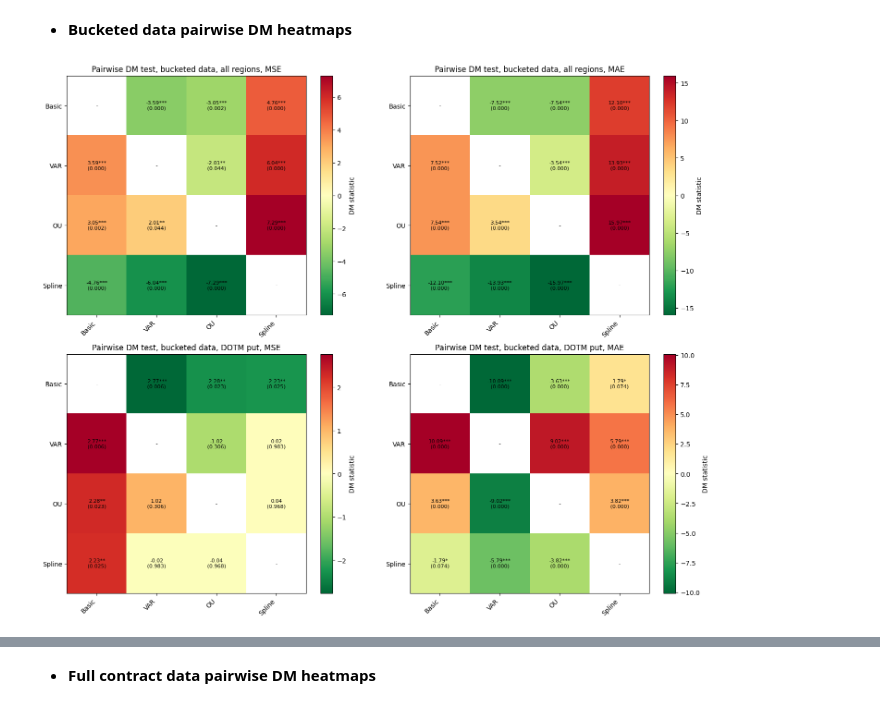
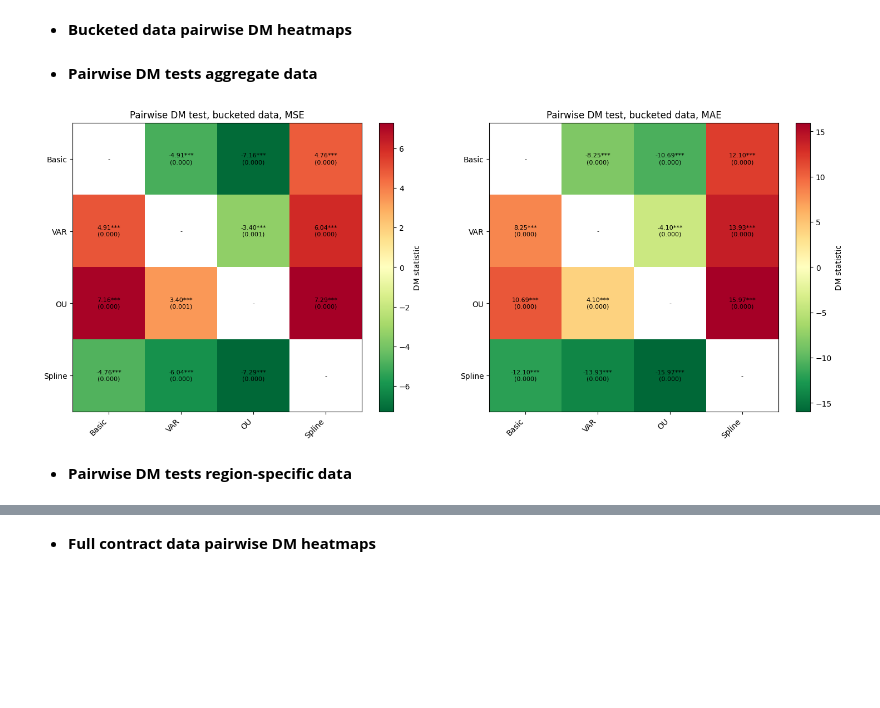
Before and after one commit to euanbronsky8/Thesis, a Jupyter notebook: 4. Evaluation.ipynb, the cells around one changed output, grey strips where cells are left out. Saved outputs shown, nothing was run; the diff lists cells and outputs as text; code cells hidden in the pictures; blank space fills up the shorter version.

```diff
--- a/4. Evaluation.ipynb
+++ b/4. Evaluation.ipynb
@@ -57,3 +49,7 @@ with open('/Users/euanbronsky/PyCharmMiscProject/3model_ou_results.pkl', 'rb') a
 # Spline model
 with open("/Users/euanbronsky/PyCharmMiscProject/4spline_results.pkl", "rb") as f:
     spline_results = pickle.load(f)
+
+# NN
+with open("/Users/euanbronsky/PyCharmMiscProject/x_test_nn.pkl", "rb") as f:
+    nn_results = pickle.load(f)
@@ -1152,0 +523,8 @@ plt.show()
+# %%
+# Align bucketed losses
+loss_df_bucketed_mse = align_losses(losses_bucketed_mse)
+loss_df_bucketed_mae = align_losses(losses_bucketed_mae)
+
+# Align full losses
+loss_df_full_mse = align_losses(losses_full_mse)
+loss_df_full_mae = align_losses(losses_full_mae)
@@ -1555,69 +1290,49 @@ def add_dm_heatmap(ax, dm_mat, p_mat, names, title, cmap):
                 stars = significance_stars(p)
 
                 # Write the DM statistic and p-value inside the cell
-                ax.text(
-                    c, r,
-                    f"{dm_mat.iloc[r, c]:.2f}{stars}\n({p:.3f})",
-                    ha="center",
-                    va="center",
-                    fontsize=8)
+                ax.text(c, r, f"{dm_mat.iloc[r, c]:.2f}{stars}\n({p:.3f})", ha="center", va="center", fontsize=8)
 
     # Set the title
     ax.set_title(title)
 
     # Return the result
     return im
+# %% [markdown]
+- **Pairwise DM tests aggregate data**
 # %%
-# Specify bucketed losses
-losses_bucketed_mse = {
-    "Basic": daily_loss(x_test, iv_pred_basic, loss="mse"),
-    "VAR": daily_loss(x_test_var, iv_pred_test_var, loss="mse"),
-    "OU": daily_loss(x_test, iv_pred_test_ou, loss="mse"),
-    "Spline": daily_loss(x_test_spline, iv_pred_test_spline, loss="mse")
-}
+# Apply bucketed pairwise DM tests
+dm_mse, p_mse, names = pairwise_dm_matrices({
+    "Basic": loss_df_bucketed_mse["Basic"],
+    "VAR": loss_df_bucketed_mse["VAR"],
+    "OU": loss_df_bucketed_mse["OU"],
+    "Spline": loss_df_bucketed_mse["Spline"]})
 
-losses_bucketed_mae = {
-    "Basic": daily_loss(x_test, iv_pred_basic, loss="mae"),
-    "VAR": daily_loss(x_test_var, iv_pred_test_var, loss="mae"),
-    "OU": daily_loss(x_test, iv_pred_test_ou, loss="mae"),
-    "Spline": daily_loss(x_test_spline, iv_pred_test_spline, loss="mae")
-}
-
-# Call the function twice, for MSE and MAE
-dm_mse, p_mse, names = pairwise_dm_matrices(losses_bucketed_mse)
-dm_mae, p_mae, _ = pairwise_dm_matrices(losses_bucketed_mae)
+# Apply ful-contract data pairwise DM tests
+dm_mae, p_mae, _ = pairwise_dm_matrices({
+    "Basic": loss_df_bucketed_mae["Basic"],
+    "VAR": loss_df_bucketed_mae["VAR"],
+    "OU": loss_df_bucketed_mae["OU"],
+    "Spline": loss_df_bucketed_mae["Spline"]})
 
 # Specify the colormap
 cmap = plt.colormaps["RdYlGn_r"].copy()
 cmap.set_bad("white")
 
 # Set plotting environment
 fig, axes = plt.subplots(1, 2, figsize=(15, 6), constrained_layout=True)
 
-# Draw the heatmap for MSE and store result
-im_mse = add_dm_heatmap(
-    axes[0],
-    dm_mse,
-    p_mse,
-    names,
-    "Pairwise DM test, bucketed data, MSE",
-    cmap)
-
-# Draw the heatmap for MAE and store result
-im_mae = add_dm_heatmap(
-    axes[1],
-    dm_mae,
-    p_mae,
-    names,
-    "Pairwise DM test, bucketed data, MAE",
-    cmap)
+# Draw the heatmap for MSE and MAE and store result
+im_mse = add_dm_heatmap(axes[0], dm_mse, p_mse, names, "Pairwise DM test, bucketed data, MSE", cmap)
+im_mae = add_dm_heatmap(axes[1], dm_mae, p_mae, names, "Pairwise DM test, bucketed data, MAE", cmap)
 
 # Set the colorbar
 fig.colorbar(im_mse, ax=axes[0], label="DM statistic")
 fig.colorbar(im_mae, ax=axes[1], label="DM statistic")
 
 # Plot the results
 plt.savefig("/Users/euanbronsky/Downloads/heatmap.bucketed.png", bbox_inches='tight')
 plt.show()
 # %% [output]
-[figure, old version]
+[figure, new version]
+# %% [markdown]
+- **Pairwise DM tests region-specific data**
```
Also changed, not shown: parts of 134 cells of this notebook.
